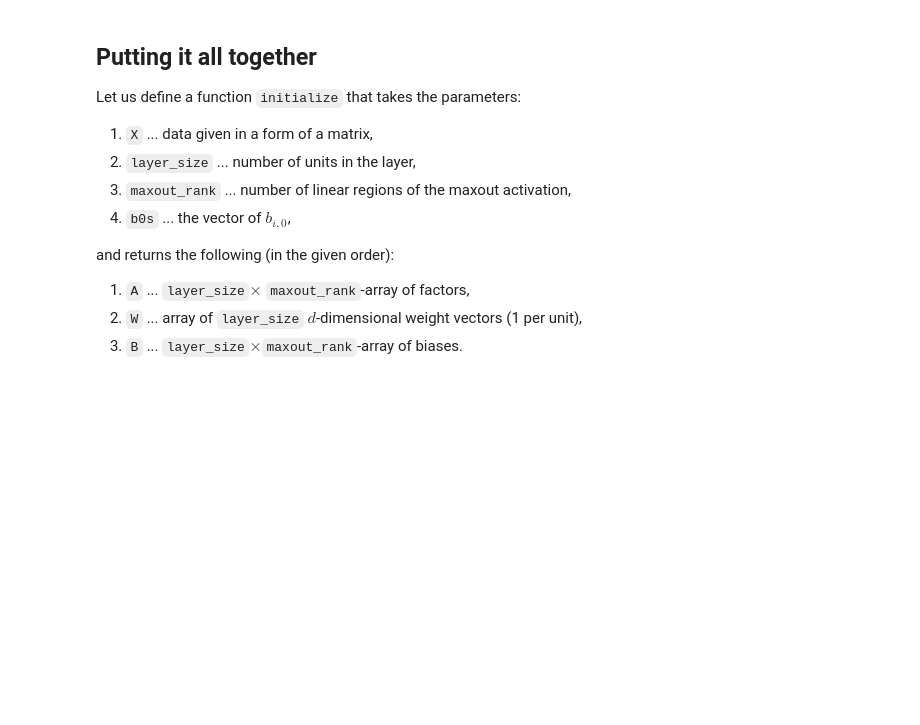
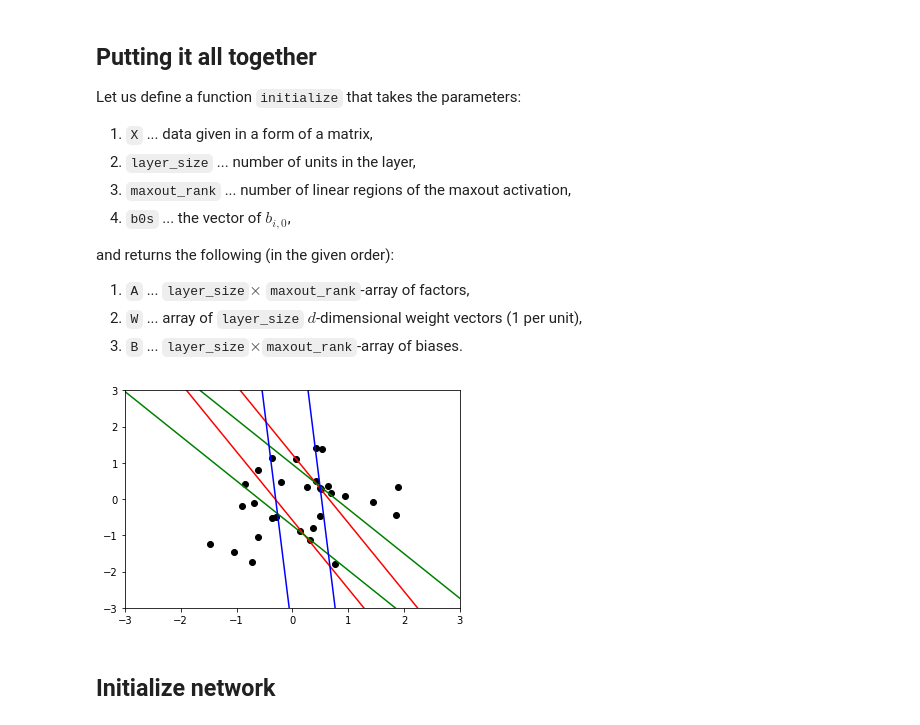
Before and after one commit to ZivaUrbancic/Maxout_Initializations, a Jupyter notebook: our_strategy.ipynb, the cells around one changed output. Drawn from its saved outputs; the diff is of its cells as text; code cells hidden in the pictures; blank space fills up the shorter version.

```diff
--- a/our_strategy.ipynb
+++ b/our_strategy.ipynb
@@ -115,7 +103,7 @@ print(batch_size)
 def compute_splits(projections, batch_size, k):
     splits = np.zeros(k-1)
     for i in range (k-1):
-        splits[i]=projections[(i+1)*batch_size - 1] + projections[(i+1)*batch_size]
+        splits[i]=1/2*(projections[(i+1)*batch_size - 1] + projections[(i+1)*batch_size])
     return splits
 # %%
 splits = compute_splits(proj, batch_size, k)
@@ -149,7 +133,7 @@ def compute_biases(ai, b_0, splits):
     for i in range(len(ai)-1):
         if ai[i] == ai[i+1]:
             return None
-        biases[i+1] = biases[i] + splits[i]*(ai[i+1]-ai[i])
+        biases[i+1] = biases[i] + splits[i]*(ai[i]-ai[i+1])
     return biases
 # %%
 biases = compute_biases(ai, b_0, splits)
@@ -180,21 +157,41 @@ and returns the following (in the given order):
 2. `W` ... array of `layer_size` $d$-dimensional weight vectors (1 per unit),
 3. `B` ... `layer_size`$\times$`maxout_rank`-array of biases.
 # %%
-def initialize(data, layer_size, maxout_rank, b0s):
+def initialize_layer(data, layer_size, maxout_rank, b0s):
     N, d = data.shape                                       # compute the dimension of the ambient space and #pts
     A = np.random.uniform(0, 1, (layer_size, maxout_rank))  # initialize the array of factors
     B = np.zeros(shape=(layer_size, maxout_rank))           # initialize the array of biases
     batch_size = math.floor(N/maxout_rank)                  # compute the batch size (for computing splits)
 
+    #AW = np.zeros(shape=(layer_size, k, d))
+
     W = sample_weights(layer_size, d)                       # sample the weights for each unit
 
     for i in range(layer_size):                                             # loop over all units
         projections = calculate_projections(W[i, :], data)                  # calculate proj. of pts onto weight
+        projections = np.sort(projections)
         splits = compute_splits(projections, batch_size, maxout_rank)       # calculate splits between batches
-        B[i, :] = compute_biases(A[i, :], b0s[i], splits)                   #calculate the biases
+        B[i, :] = compute_biases(A[i, :], b0s[i], splits)                   # calculate the biases
+        #AW[i] = (np.diag(A[i])*(W[i].transpose() * np.ones((1, d)))).transpose()
 
     return A, W, B
 # %%
-X2 = np.random.normal(0, 1, (N, 2))
+#X2 = np.random.normal(0, 1, (N, 2))
 b0s = 0.01 * np.ones(m_l)
-A2, W2, B2 = initialize(X2, m_l, k, b0s)
+A2, W2, B2 = initialize_layer(X, m_l, k, b0s)
+# %%
+fig2 = plt.figure()
+ax2 = fig2.add_subplot()#projection='2d')
+ax2.set_xlim(left = -3, right = 3)
+ax2.set_ylim(bottom = -3, top = 3)
+ax2.scatter(xs, ys, c='black')
+col = ['red', 'green', 'blue']
+for j in range(3):
+    w1, w2 = W2[j][0], W2[j][1]
+    x = np.linspace(-3, 3, 2)
+    for i in range(k-1):
+        plt.plot(x, (-w1*x - (B2[j][i]-B2[j][i+1])/(A2[j][i]-A2[j][i+1]))/w2, c=col[j])
+# %% [output]
+[figure, added]
+# %% [markdown]
+## Initialize network
```
Also changed, not shown: parts of 15 cells of this notebook.
